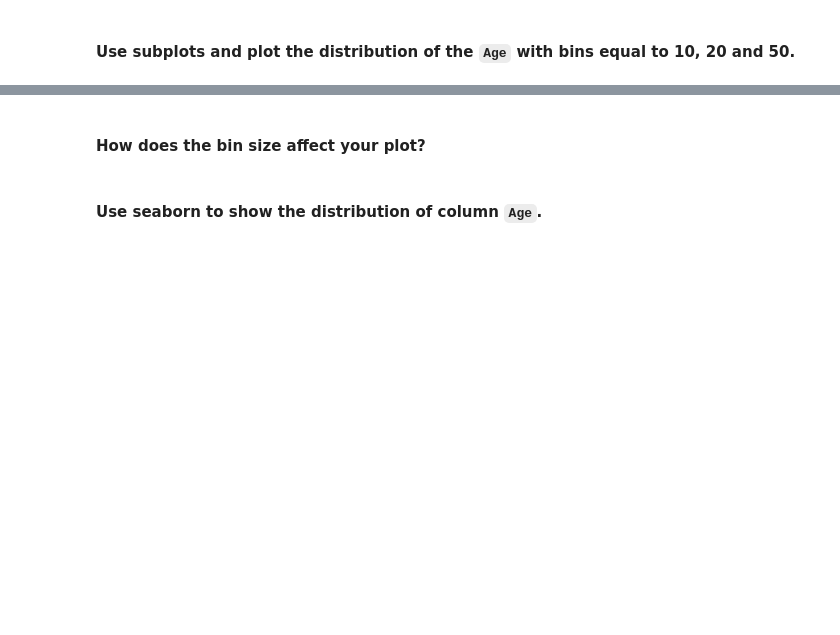
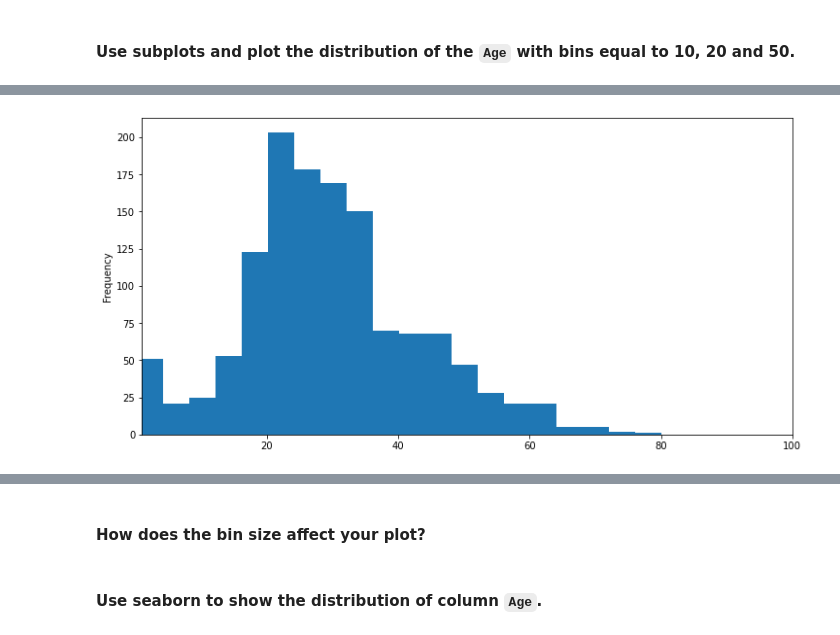
Before and after one commit to angel-barruz/dataptmad0522_labs, a Jupyter notebook: module-2/matplotlib-seaborn/your-code/main.ipynb, the cells around one changed output, grey strips where cells are left out. Cells and saved outputs as stored; diff of their text form; code cells hidden in the pictures; blank space fills up the shorter version.

```diff
--- a/module-2/matplotlib-seaborn/your-code/main.ipynb
+++ b/module-2/matplotlib-seaborn/your-code/main.ipynb
@@ -195,0 +243,4 @@ for y_col in y_columns:
+# %%
+titanic['Age'].plot(kind='hist', bins=20, xlim=(1, 100), figsize=(12,6));
+# %% [output]
+[figure, added]
```
Also changed, not shown: parts of 24 cells of this notebook.
